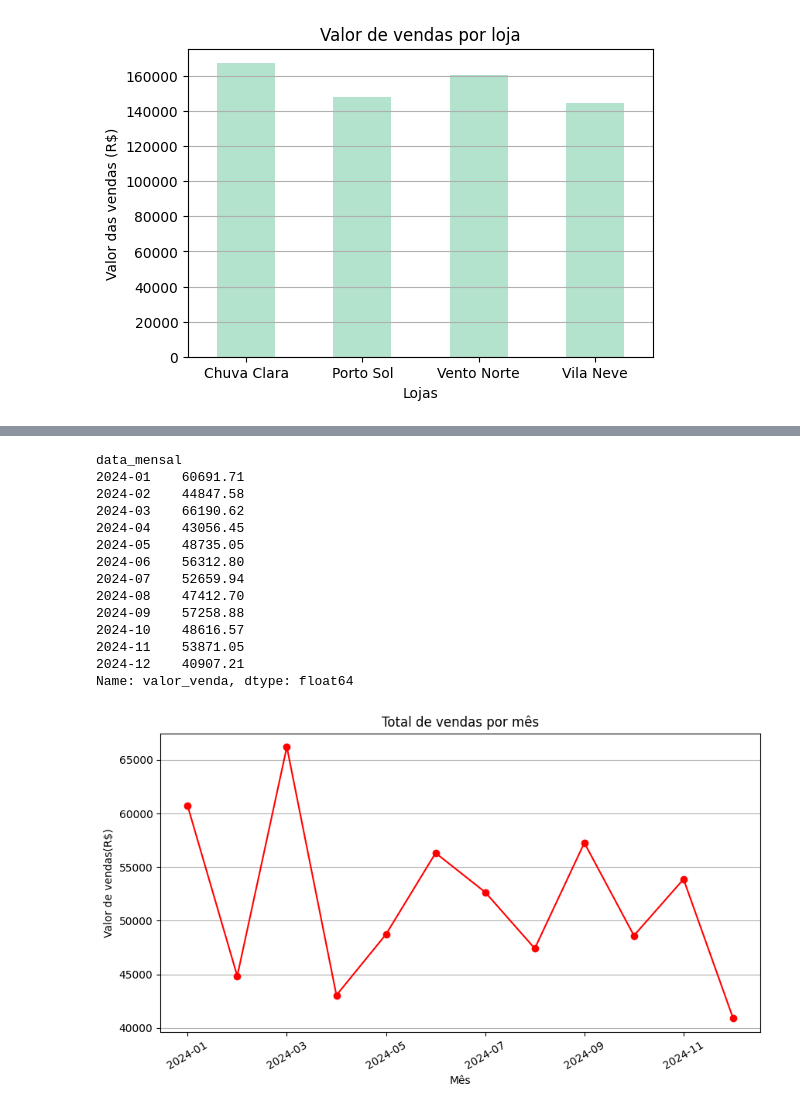
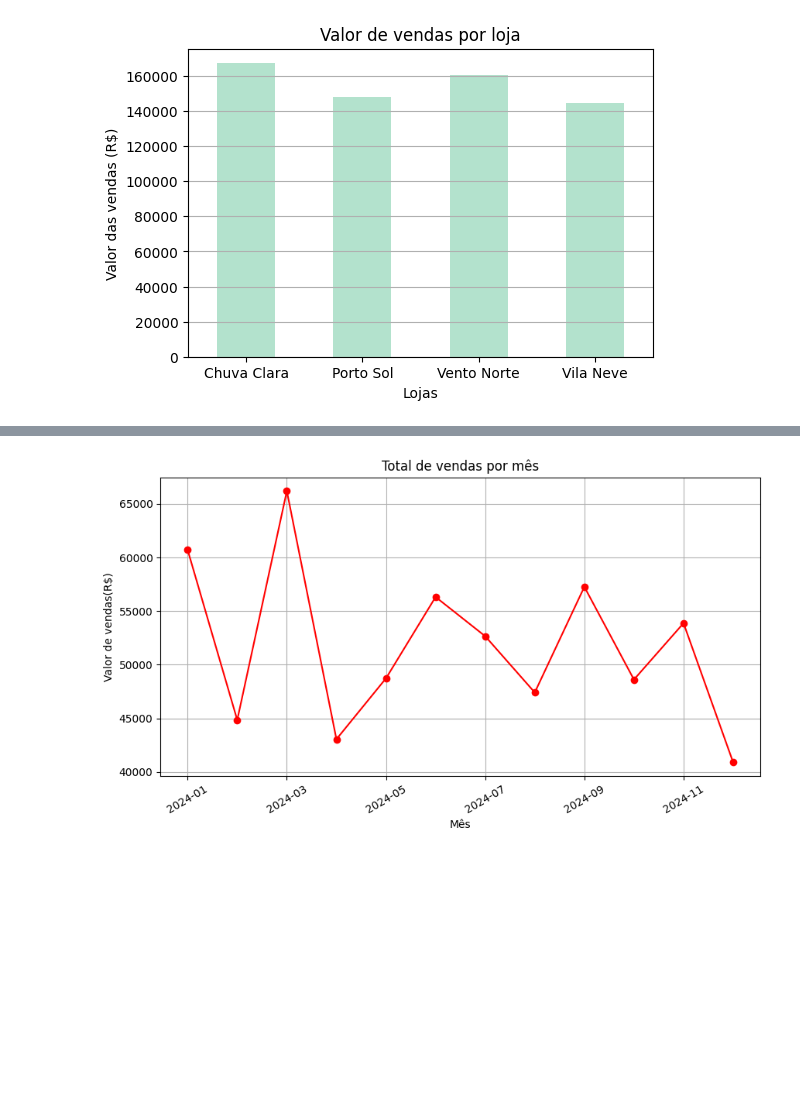
Before and after one commit to joaopbg06/dataFrame, a Jupyter notebook: analise.ipynb, the cells around one changed output, grey strips where cells are left out. Cells and saved outputs as stored; diff of their text form; code cells hidden in the pictures; blank space fills up the shorter version.

```diff
--- a/analise.ipynb
+++ b/analise.ipynb
@@ -68,34 +55,18 @@ data_mensal
 # %%
 #3
 df_analise = df
 df_analise['data_mensal'] = df_analise['data'].dt.to_period('M')
 
 tab_vendas_mensais = df.groupby(['data_mensal'])['valor_venda'].sum()
 tab_vendas_mensais.index = tab_vendas_mensais.index.strftime('%Y-%m')  # Formata o índice
 
-print(tab_vendas_mensais)
-
 
 tab_vendas_mensais.plot(marker='o', linestyle='-', figsize=(10,5), color='red')
 plt.title("Total de vendas por mês")
 plt.xlabel('Mês')
 plt.ylabel('Valor de vendas(R$)')
 plt.xticks(rotation=30)
-plt.grid(axis='y')
+plt.grid(True)
 plt.show()
 # %% [output]
-data_mensal
-2024-01    60691.71
-2024-02    44847.58
-2024-03    66190.62
-2024-04    43056.45
-2024-05    48735.05
-2024-06    56312.80
-2024-07    52659.94
-2024-08    47412.70
-2024-09    57258.88
-2024-10    48616.57
-2024-11    53871.05
-2024-12    40907.21
-Name: valor_venda, dtype: float64
-[figure, old version]
+[figure, new version]
```
Also changed, not shown: parts of 6 cells of this notebook.
